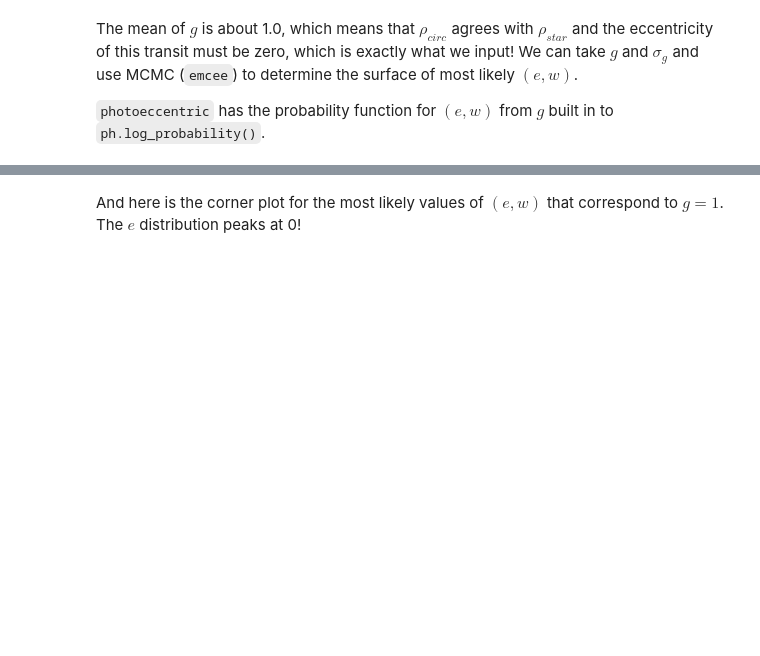
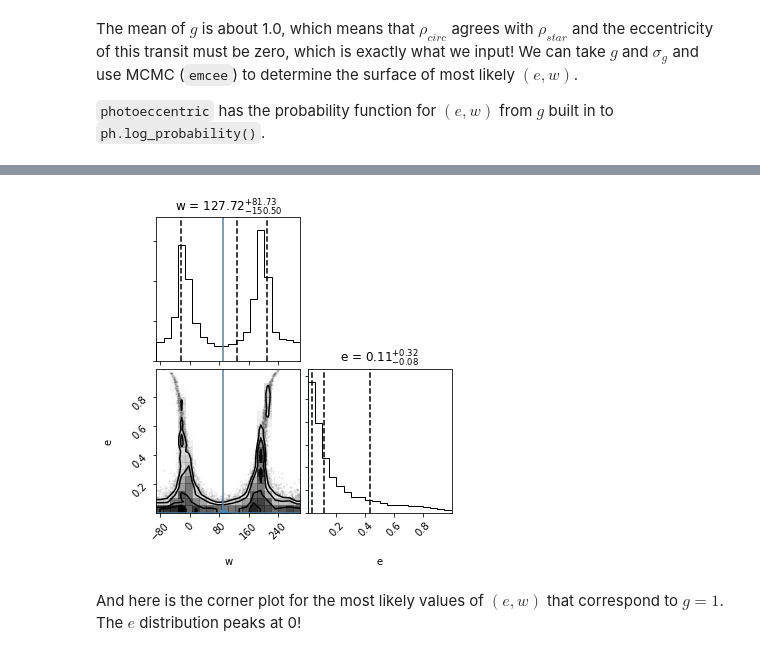
Before and after one commit to ssagear/photoeccentric, a Jupyter notebook: notebooks/photoeccentric_tutorial.ipynb, the cells around one changed output, grey strips where cells are left out. Cells and saved outputs as stored; diff of their text form; code cells hidden in the pictures; blank space fills up the shorter version.

```diff
--- a/notebooks/photoeccentric_tutorial.ipynb
+++ b/notebooks/photoeccentric_tutorial.ipynb
@@ -302,3 +269,9 @@ rprs_f
+# %%
+T14dist = ph.get_T14(pdist, rdist, adist, idist)
+T14errs = ph.get_sigmas(T14dist)
+
+T23dist = ph.get_T23(pdist, rdist, adist, idist)
+T23errs = ph.get_sigmas(T23dist)
 # %% [markdown]
 # Get $g$
 # %% [markdown]
@@ -311,7 +284,7 @@ Thus, if the orbit is circular $(e = 0)$, then $g$ should equal 1. If the orbit
 # %% [markdown]
 `ph.get_g_distribution()` will help us determine the value of g. This function takes the observed $\rho_{star}$ as well as the fit (circular) transit parameters and calculated transit durations, and calculates $\rho_{circ}$ and $g(e,w)$ based on equations 6 and 7 in [Dawson & Johnson 2012](https://arxiv.org/pdf/1203.5537.pdf).
 # %%
-gs, rho_c, rho_s_spec, T14s, T23s = ph.get_g_distribution(rho_star, p_f, perr_f, rprs_f, rprserr_f, T14, T14err, T23, T23err)
+gs, rho_c = ph.get_g_distribution(rho_star, pdist, rdist, T14dist, T23dist)
 
 g_mean = np.mean(gs)
 g_sigma = np.mean(np.abs(ph.get_sigmas(gs)))
@@ -345,8 +316,10 @@ NameError: name 'nwalkers' is not defined
 # %%
+labels = ["w", "e"]
+
 flat_samples = sampler.get_chain(discard=100, thin=15, flat=True)
-fig = corner.corner(flat_samples)
-plt.xlabel('eccentricity')
-plt.ylabel('w')
+fig = corner.corner(flat_samples, labels=labels, show_titles=True, title_kwargs={"fontsize": 12}, truths=[w, e], quantiles=[0.16, 0.5, 0.84], plot_contours=True)
+# %% [output]
+[figure, added]
 # %% [markdown]
 And here is the corner plot for the most likely values of $(e, w)$ that correspond to $g = 1$. The $e$ distribution peaks at 0!
 # %% [markdown]
```
Also changed, not shown: parts of 43 cells of this notebook, 17 other files.
